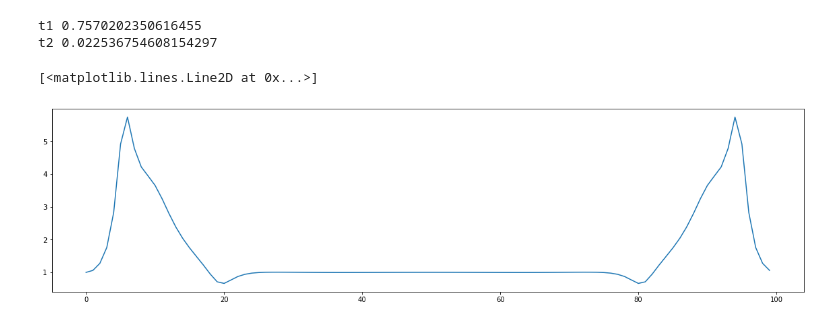
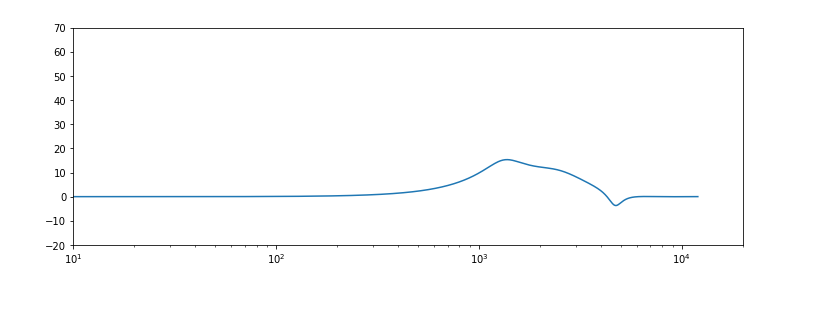
Before and after one commit to google-research/korvapuusti, a Jupyter notebook: experiments/partial_loudness/analysis/jupyter/TensorEars.ipynb, the cells around one changed output. Drawn from its saved outputs; the diff is of its cells as text; code cells hidden in the pictures.

```diff
--- a/experiments/partial_loudness/analysis/jupyter/TensorEars.ipynb
+++ b/experiments/partial_loudness/analysis/jupyter/TensorEars.ipynb
@@ -752,32 +560,20 @@ assertequal(got, want)
 # %%
-gain = tf.cast(1.34, dtype=tf.complex128)
-poles = tf.constant([
-                         (-0.05429768147702485+1.4172655611120915e-05j),
-                         (0.2917622403739163+0.7731812636894612j),
-                         (0.8768382244780407-0.31120458350060115j),
-                         (0.6598943546882394-0.46728573398560225j)
-                     ], dtype=tf.complex128)
-zeros = tf.constant([
-                         (0.635496172349615+0.14499945287904842j),
-                         (0.30987058966944614-0.8574194617385421j),
-                         (0.5721096307971768-2.2915816453724273e-05j)
-                     ], dtype=tf.complex128)
-ear_cell = PZCell(gain, poles, zeros)
-ear_layer = RNNWrapperLayer(ear_cell)
-impulse = np.zeros([1, 100], dtype=np.float64)
+ear_cell = PZCell(tf.cast(1.34, dtype=tf.complex128),
+                 tf.constant([
+                     (-0.05429768147702485+1.4172655611120915e-05j),
+                     (0.2917622403739163+0.7731812636894612j),
+                     (0.8768382244780407-0.31120458350060115j),
+                     (0.6598943546882394-0.46728573398560225j)
+                 ], dtype=tf.complex128),
+                 tf.constant([
+                     (0.635496172349615+0.14499945287904842j),
+                     (0.30987058966944614-0.8574194617385421j),
+                     (0.5721096307971768-2.2915816453724273e-05j)
+                 ], dtype=tf.complex128))
+ear_layer = tf.keras.layers.RNN(ear_cell, return_sequences=True)
+impulse = np.zeros([1, 2048, 1], dtype=np.float64)
 impulse[:,0] = 1
-t = time.time()
 got = ear_layer(impulse)
-print('t1', time.time() - t)
-t = time.time()
-got = ear_layer(impulse)
-print('t2', time.time() - t)
-
-spectrum = np.fft.fft(got[0])
-plt.figure(figsize=(20,5))
-plt.plot(np.arange(len(spectrum)), np.abs(spectrum))
+plot_many_z(np.array([np.fft.fft(got[0])]))
 # %% [output]
-t1 0.7570202350616455
-t2 0.022536754608154297
-[<matplotlib.lines.Line2D at 0x...>]
-[figure, old version]
+[figure, new version]
```
Also changed, not shown: parts of 15 cells of this notebook.
